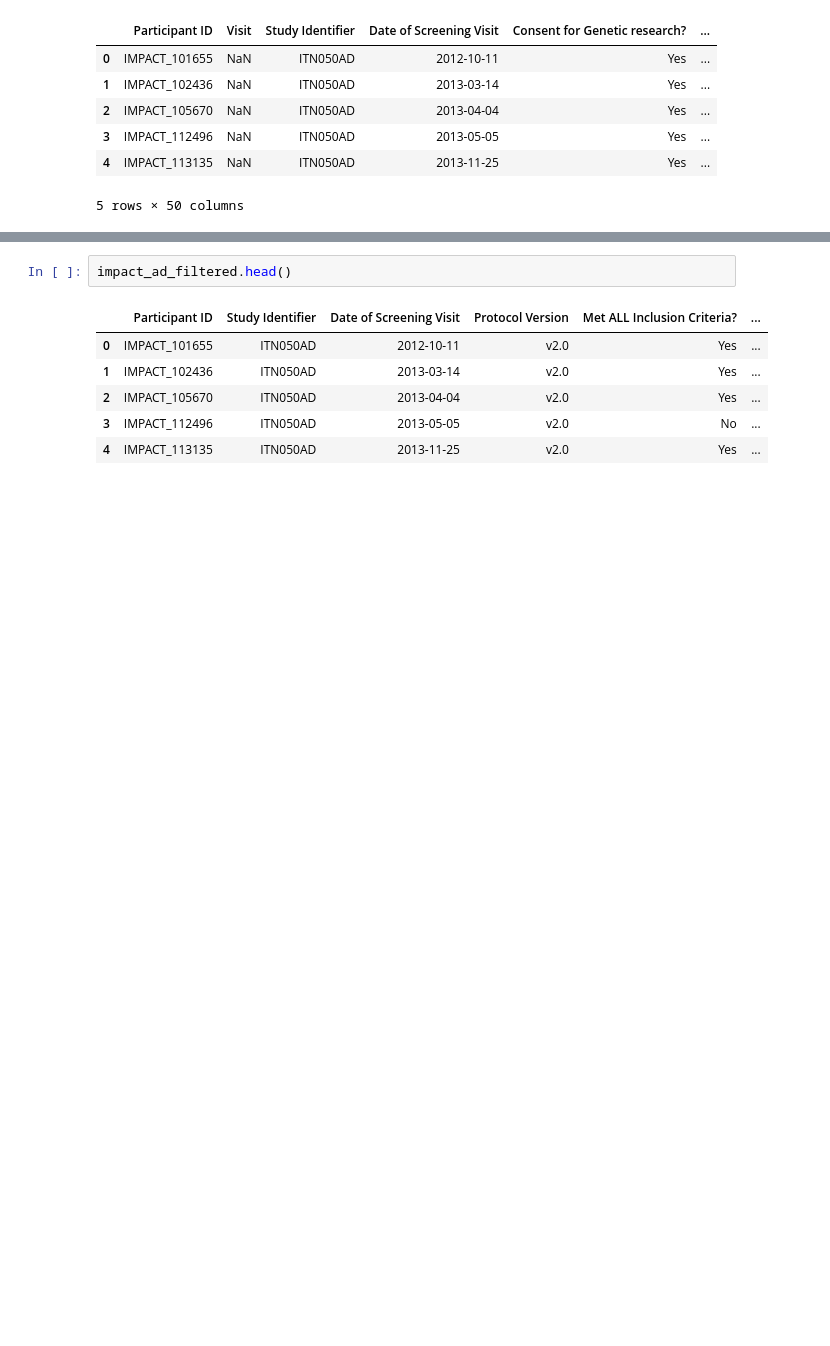
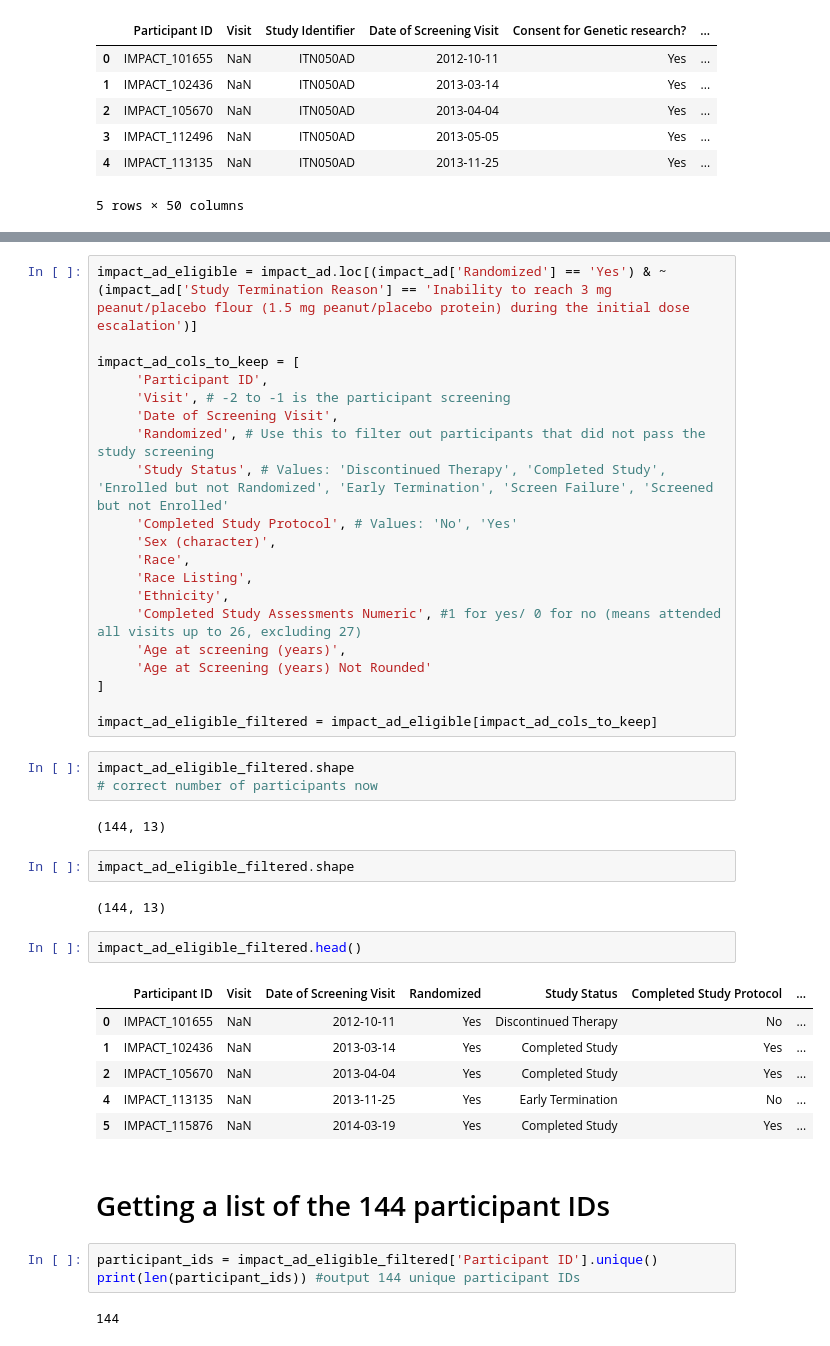
Before and after one commit to aleksgeorgi/drgryak-summerreasearch, a Jupyter notebook: IMPACT_Data_Exploration_Notebook.ipynb, the cells around one changed output, grey strips where cells are left out. Cells and saved outputs as stored; diff of their text form; blank space fills up the shorter version.

```diff
--- a/IMPACT_Data_Exploration_Notebook.ipynb
+++ b/IMPACT_Data_Exploration_Notebook.ipynb
@@ -80,9 +163,45 @@ impact_ad_filtered = impact_ad[impact_ad_cols_to_keep]
+# %%
+impact_ad_eligible = impact_ad.loc[(impact_ad['Randomized'] == 'Yes') & ~(impact_ad['Study Termination Reason'] == 'Inability to reach 3 mg peanut/placebo flour (1.5 mg peanut/placebo protein) during the initial dose escalation')]
+
+impact_ad_cols_to_keep = [
+     'Participant ID',
+     'Visit', # -2 to -1 is the participant screening
+     'Date of Screening Visit',
+     'Randomized', # Use this to filter out participants that did not pass the study screening
+     'Study Status', # Values: 'Discontinued Therapy', 'Completed Study', 'Enrolled but not Randomized', 'Early Termination', 'Screen Failure', 'Screened but not Enrolled'
+     'Completed Study Protocol', # Values: 'No', 'Yes'
+     'Sex (character)',
+     'Race',
+     'Race Listing',
+     'Ethnicity',
+     'Completed Study Assessments Numeric', #1 for yes/ 0 for no (means attended all visits up to 26, excluding 27)
+     'Age at screening (years)',
+     'Age at Screening (years) Not Rounded'
+]
+
+impact_ad_eligible_filtered = impact_ad_eligible[impact_ad_cols_to_keep]
+# %%
+impact_ad_eligible_filtered.shape
+# correct number of participants now
+# %% [output]
+(144, 13)
+# %%
+impact_ad_eligible_filtered.shape
+# %% [output]
+(144, 13)
 # %%
-impact_ad_filtered.head()
+impact_ad_eligible_filtered.head()
 # %% [output]
-|  | Participant ID | Study Identifier | Date of Screening Visit | Protocol Version | Met ALL Inclusion Criteria? | ... |
-| 0 | IMPACT_101655 | ITN050AD | 2012-10-11 | v2.0 | Yes | ... |
-| 1 | IMPACT_102436 | ITN050AD | 2013-03-14 | v2.0 | Yes | ... |
-| 2 | IMPACT_105670 | ITN050AD | 2013-04-04 | v2.0 | Yes | ... |
-| 3 | IMPACT_112496 | ITN050AD | 2013-05-05 | v2.0 | No | ... |
-| 4 | IMPACT_113135 | ITN050AD | 2013-11-25 | v2.0 | Yes | ... |
+|  | Participant ID | Visit | Date of Screening Visit | Randomized | Study Status | Completed Study Protocol | ... |
+| 0 | IMPACT_101655 | NaN | 2012-10-11 | Yes | Discontinued Therapy | No | ... |
+| 1 | IMPACT_102436 | NaN | 2013-03-14 | Yes | Completed Study | Yes | ... |
+| 2 | IMPACT_105670 | NaN | 2013-04-04 | Yes | Completed Study | Yes | ... |
+| 4 | IMPACT_113135 | NaN | 2013-11-25 | Yes | Early Termination | No | ... |
+| 5 | IMPACT_115876 | NaN | 2014-03-19 | Yes | Completed Study | Yes | ... |
+# %% [markdown]
+# Getting a list of the 144 participant IDs
+# %%
+participant_ids = impact_ad_eligible_filtered['Participant ID'].unique()
+print(len(participant_ids)) #output 144 unique participant IDs
+# %% [output]
+144
```
Also changed, not shown: parts of 23 cells of this notebook.
